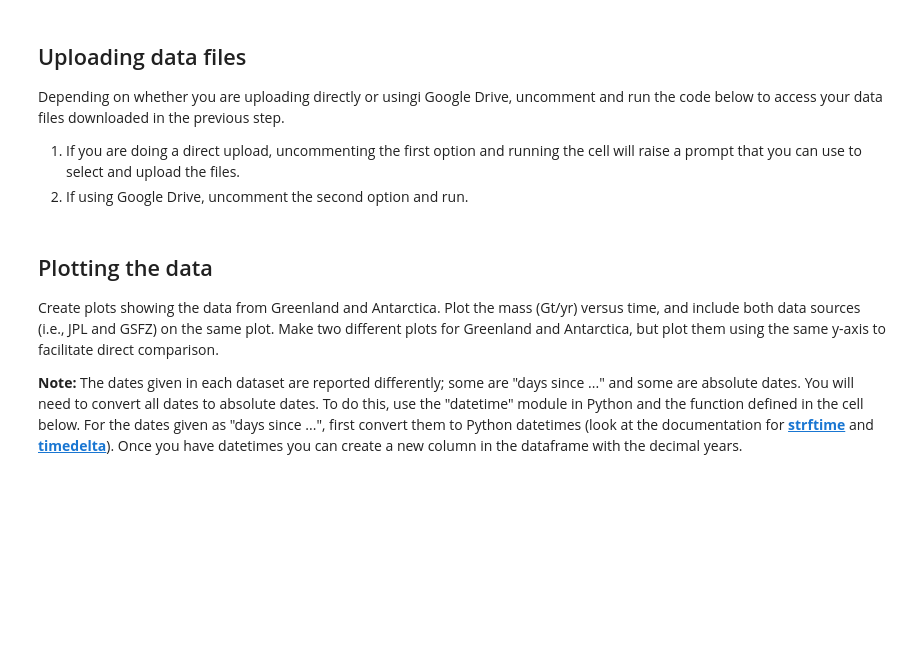
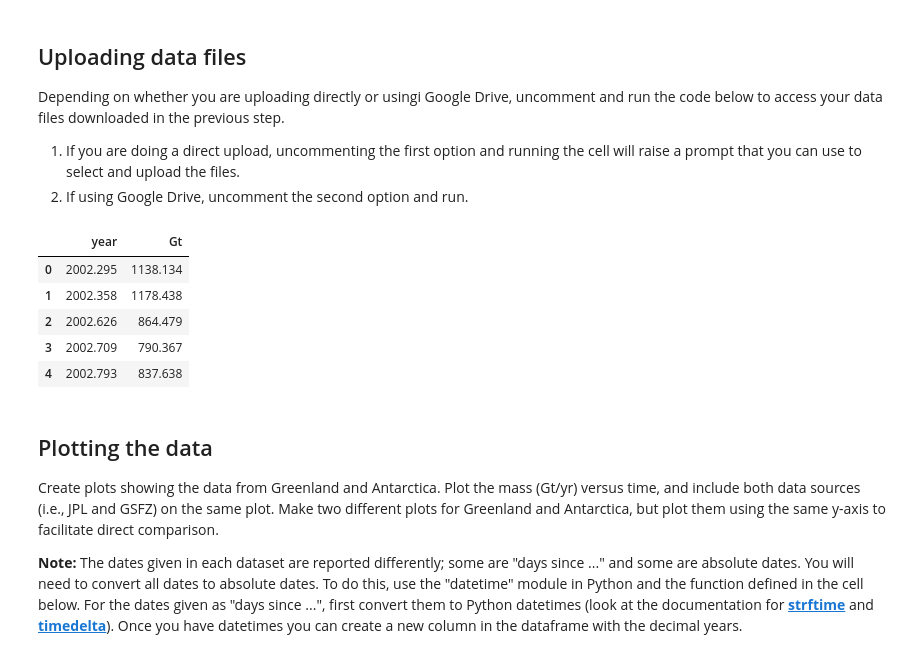
Before and after one commit to jlmaurer/GE6146, a Jupyter notebook: notebooks/Lab2_Gravity.ipynb, the cells around one changed output. Drawn from its saved outputs; the diff is of its cells as text; code cells hidden in the pictures; blank space fills up the shorter version.

```diff
--- a/notebooks/Lab2_Gravity.ipynb
+++ b/notebooks/Lab2_Gravity.ipynb
@@ -39,9 +46,17 @@ Depending on whether you are uploading directly or usingi Google Drive, uncommen
 # %%
 # With either option, you can then import the data using pandas, for example:
 #import pandas as pd
-#Nskip = 0 # change to number of rows to skip
-#filename = "your_imported_filename.csv" # need to include /gdrive/ in the filename if importing from google drive
-#df = pd.read_csv(filename, skiprows=Nskip) # you will need to skip the header rows. Look at the file on your computer to see how many rows you need to skip
+Nskip = 9 # change to number of rows to skip
+filename = "../data/GSFC_region0100_GreenlandIceSheet.csv" # need to include /gdrive/ in the filename if importing from google drive
+df = pd.read_csv(filename, skiprows=Nskip) # you will need to skip the header rows. Look at the file on your computer to see how many rows you need to skip
+df.head()
+# %% [output]
+|  | year | Gt |
+| 0 | 2002.295 | 1138.134 |
+| 1 | 2002.358 | 1178.438 |
+| 2 | 2002.626 | 864.479 |
+| 3 | 2002.709 | 790.367 |
+| 4 | 2002.793 | 837.638 |
 # %% [markdown]
 ## Plotting the data
 Create plots showing the data from Greenland and Antarctica. Plot the mass (Gt/yr) versus time, and include both data sources (i.e., JPL and GSFZ) on the same plot. Make two different plots for Greenland and Antarctica, but plot them using the same y-axis to facilitate direct comparison.
```
Also changed, not shown: parts of 3 cells of this notebook, 3 other files.
